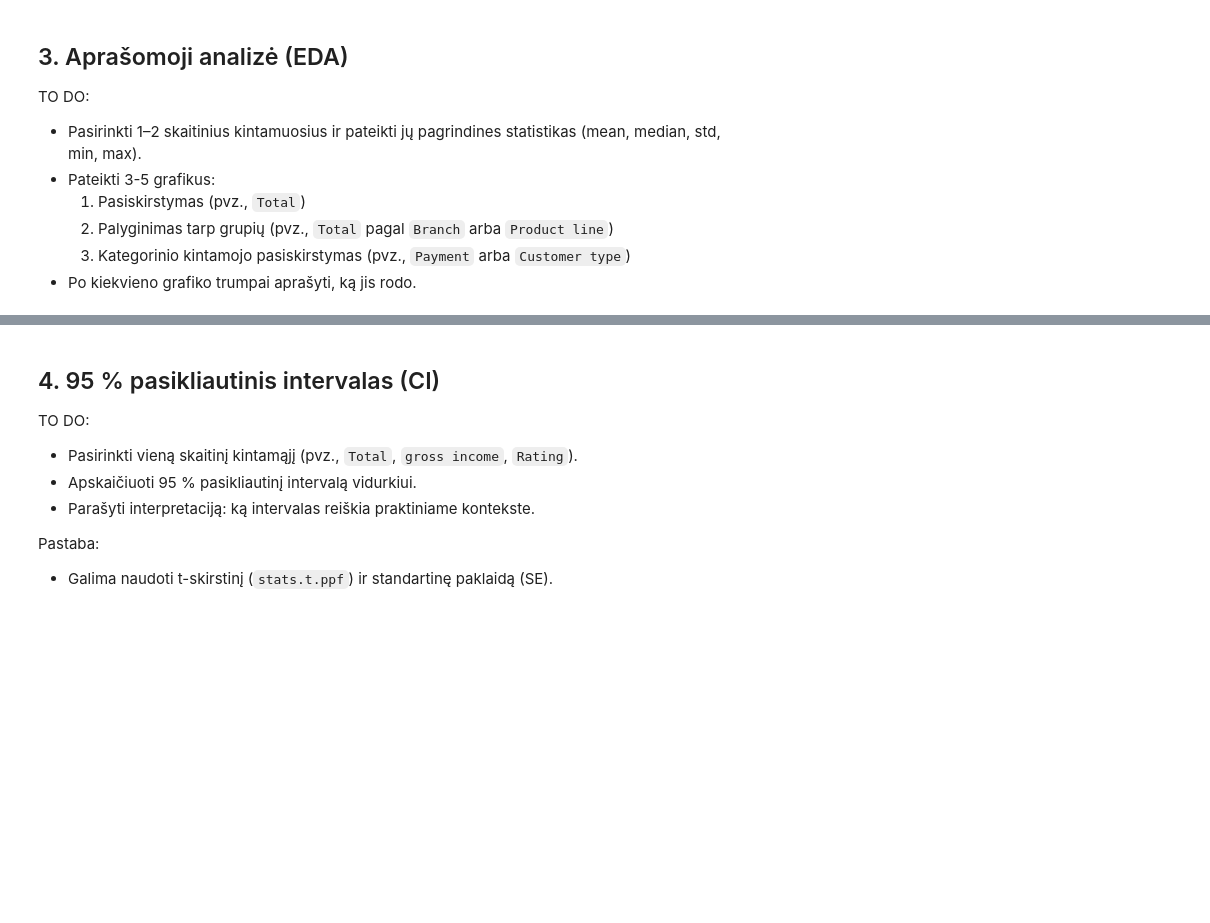
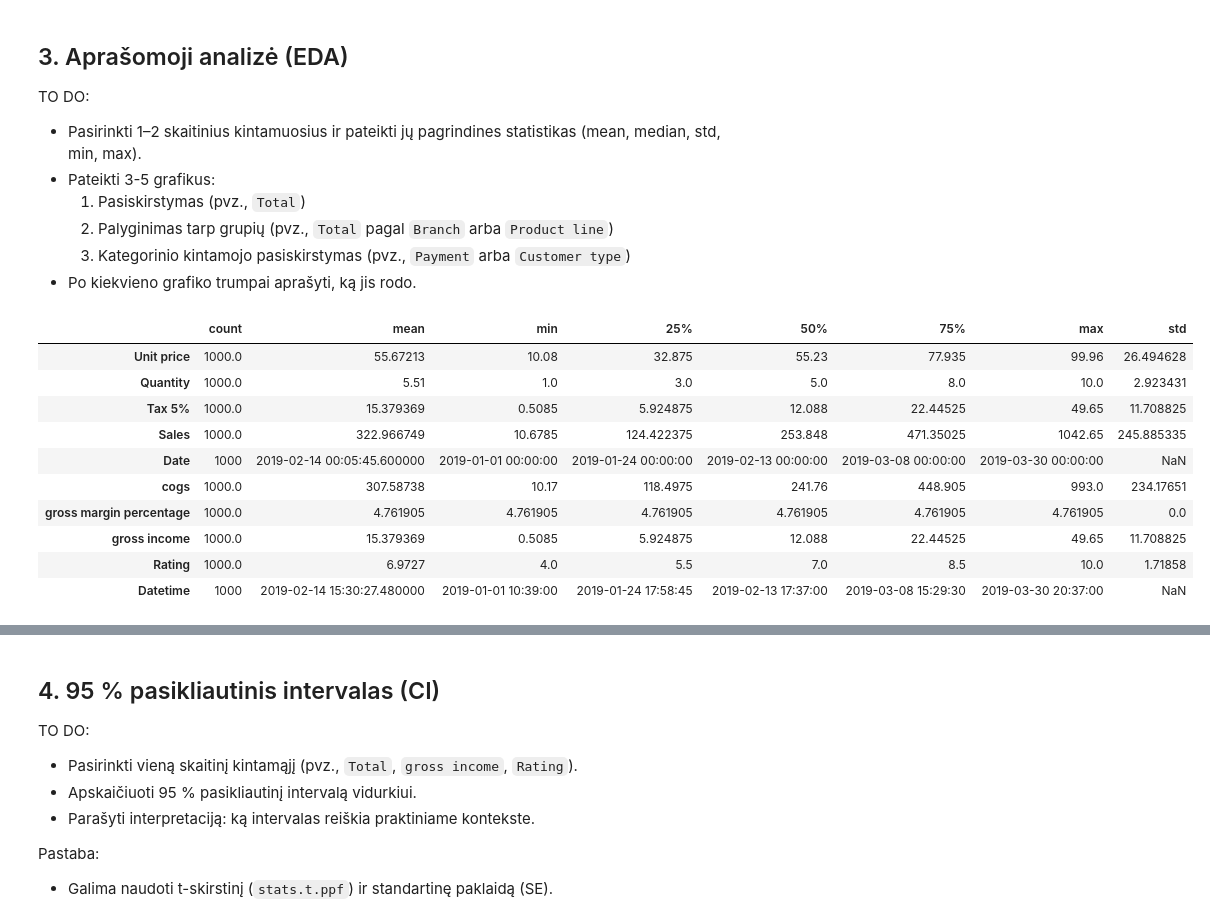
Before and after one commit to Devilstix/BIT_Data_analyst, a Jupyter notebook: 05_regressions/PYTHON capstone project/Capstone Project_Supermarket_Sales.ipynb, the cells around one changed output, grey strips where cells are left out. Drawn from its saved outputs; the diff is of its cells as text; code cells hidden in the pictures; blank space fills up the shorter version.

```diff
--- a/05_regressions/PYTHON capstone project/Capstone Project_Supermarket_Sales.ipynb
+++ b/05_regressions/PYTHON capstone project/Capstone Project_Supermarket_Sales.ipynb
@@ -40,11 +40,6 @@ TO DO:
 - Įkelti CSV failą.
 - Patikrinti, ar `df` egzistuoja ir ar matosi pirmos eilutės.
 # %%
-# TO DO: pataisyti kelią iki failo arba įkelti failą į tą patį aplanką
-# path = r"C:\...\supermarket_sales.csv"
-# df = pd.read_csv(path)
-
-# Alternatyva (jei failas tame pačiame aplanke):
-# df = pd.read_csv("supermarket_sales.csv")
+df = pd.read_csv("SuperMarket Analysis.csv")
 
 df.head()
@@ -69,0 +128,3 @@ TO DO:
+# %%
+df["Time"] = pd.to_datetime(df["Time"], format="%H:%M:%S").dt.time
+df.dtypes
@@ -70,6 +151,7 @@ TO DO:
 # %%
 # TO DO: konvertuoti datą (jei yra datos stulpelis)
-# df["Date"] = pd.to_datetime(df["Date"])
+df["Date"] = pd.to_datetime(df["Date"])
 
 # TO DO: peržiūra po konvertavimo
-# df.head()
+df.head()
+df.dtypes
@@ -85,4 +187,16 @@ TO DO:
 - Po kiekvieno grafiko trumpai aprašyti, ką jis rodo.
 # %%
 # TO DO: pagrindinės statistikos
-# df.describe().T
+df.describe().T
+# %% [output]
+|  | count | mean | min | 25% | 50% | 75% | max | std |
+| Unit price | 1000.0 | 55.67213 | 10.08 | 32.875 | 55.23 | 77.935 | 99.96 | 26.494628 |
+| Quantity | 1000.0 | 5.51 | 1.0 | 3.0 | 5.0 | 8.0 | 10.0 | 2.923431 |
+| Tax 5% | 1000.0 | 15.379369 | 0.5085 | 5.924875 | 12.088 | 22.44525 | 49.65 | 11.708825 |
+| Sales | 1000.0 | 322.966749 | 10.6785 | 124.422375 | 253.848 | 471.35025 | 1042.65 | 245.885335 |
+| Date | 1000 | 2019-02-14 00:05:45.600000 | 2019-01-01 00:00:00 | 2019-01-24 00:00:00 | 2019-02-13 00:00:00 | 2019-03-08 00:00:00 | 2019-03-30 00:00:00 | NaN |
+| cogs | 1000.0 | 307.58738 | 10.17 | 118.4975 | 241.76 | 448.905 | 993.0 | 234.17651 |
+| gross margin percentage | 1000.0 | 4.761905 | 4.761905 | 4.761905 | 4.761905 | 4.761905 | 4.761905 | 0.0 |
+| gross income | 1000.0 | 15.379369 | 0.5085 | 5.924875 | 12.088 | 22.44525 | 49.65 | 11.708825 |
+| Rating | 1000.0 | 6.9727 | 4.0 | 5.5 | 7.0 | 8.5 | 10.0 | 1.71858 |
+| Datetime | 1000 | 2019-02-14 15:30:27.480000 | 2019-01-01 10:39:00 | 2019-01-24 17:58:45 | 2019-02-13 17:37:00 | 2019-03-08 15:29:30 | 2019-03-30 20:37:00 | NaN |
```
Also changed, not shown: parts of 8 cells of this notebook, 12 other files.
